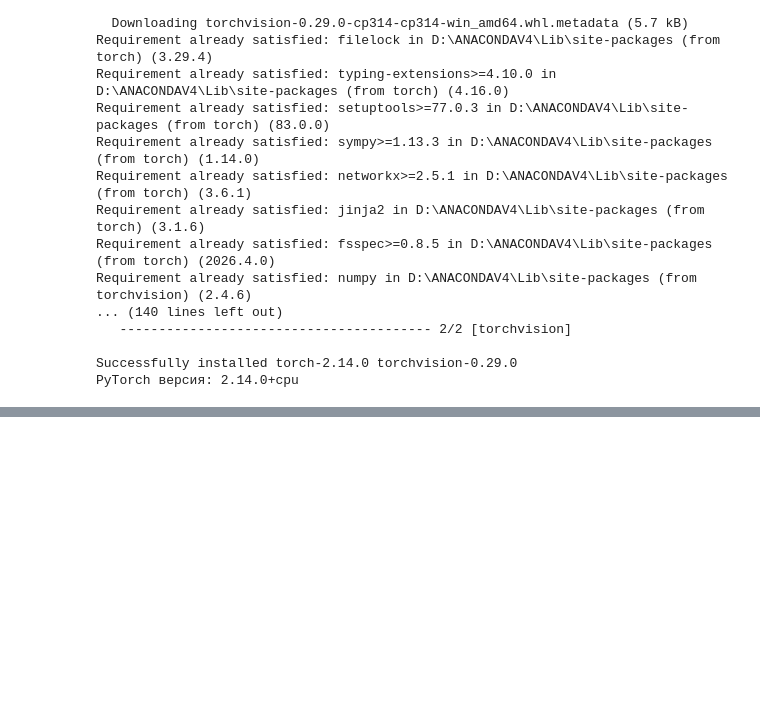
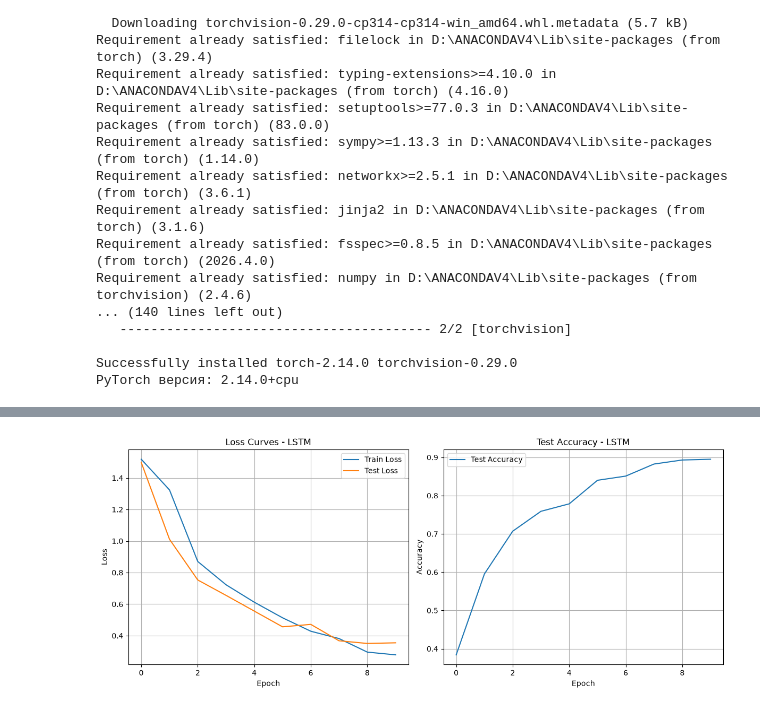
Before and after one commit to xxYozhyk/hm-classifier, a Jupyter notebook: ITOGOVAYA.ipynb, the cells around one changed output, grey strips where cells are left out. Drawn from its saved outputs; the diff is of its cells as text; code cells hidden in the pictures; blank space fills up the shorter version.

```diff
--- a/ITOGOVAYA.ipynb
+++ b/ITOGOVAYA.ipynb
@@ -141,13 +139,14 @@ Passing `palette` without assigning `hue` is deprecated and will be removed in v
 X = df_final['text']
 y = df_final['garment_group_name']
 
-# Кодируем метки (превращаем их в числа)
-from sklearn.preprocessing import LabelEncoder
+# Кодируем метки
 le = LabelEncoder()
 y_encoded = le.fit_transform(y)
 
-# Разделяем данные на обучающую и тестовую выборки (80/20)
-X_train, X_test, y_train, y_test = train_test_split(X, y_encoded, test_size=0.2, random_state=42, stratify=y_encoded)
+# Разделяем данные (80/20)
+X_train, X_test, y_train, y_test = train_test_split(
+    X, y_encoded, test_size=0.2, random_state=42, stratify=y_encoded
+)
 
 print(f"Размер обучающей выборки: {X_train.shape[0]}")
 print(f"Размер тестовой выборки: {X_test.shape[0]}")
@@ -404,33 +385,81 @@ MLPClassifier:
 # %%
-# Находим ошибочные предсказания для MLPClassifier
-errors_mlp = []
+accuracy_lstm = accuracy_score(y_test, y_pred_lstm)
+f1_lstm = f1_score(y_test, y_pred_lstm, average='macro')
+
+print("\n" + "="*50)
+print("РЕЗУЛЬТАТЫ LSTM МОДЕЛИ")
+print("="*50)
+print(f"Accuracy: {accuracy_lstm:.4f}")
+print(f"Macro-F1: {f1_lstm:.4f}")
+print("\nClassification Report:")
+print(classification_report(y_test, y_pred_lstm, target_names=le.classes_))
+
+# График функции потерь LSTM
+plt.figure(figsize=(12, 5))
+plt.subplot(1, 2, 1)
+plt.plot(train_losses, label='Train Loss')
+plt.plot(test_losses, label='Test Loss')
+plt.title('Loss Curves - LSTM')
+plt.xlabel('Epoch')
+plt.ylabel('Loss')
+plt.legend()
+plt.grid(True)
+
+plt.subplot(1, 2, 2)
+plt.plot(test_accuracies, label='Test Accuracy')
+plt.title('Test Accuracy - LSTM')
+plt.xlabel('Epoch')
+plt.ylabel('Accuracy')
+plt.legend()
+plt.grid(True)
+plt.tight_layout()
+plt.show()
+
+# Матрица ошибок LSTM
+plt.figure(figsize=(10, 8))
+cm_lstm = confusion_matrix(y_test, y_pred_lstm)
+sns.heatmap(cm_lstm, annot=True, fmt='d', cmap='Purples',
+            xticklabels=le.classes_, yticklabels=le.classes_)
+plt.title('Confusion Matrix - LSTM')
+plt.xlabel('Predicted')
+plt.ylabel('Actual')
+plt.show()
+
+# Сравнение моделей
+print("\n" + "="*50)
+print("СРАВНЕНИЕ МОДЕЛЕЙ (LR vs LSTM)")
+print("="*50)
+print(f"Logistic Regression:")
+print(f"  - Accuracy: {accuracy_lr:.4f}")
+print(f"  - Macro-F1: {f1_lr:.4f}")
+print(f"\nLSTM:")
+print(f"  - Accuracy: {accuracy_lstm:.4f}")
+print(f"  - Macro-F1: {f1_lstm:.4f}")
+
+if accuracy_lstm > accuracy_lr:
+    improvement = (accuracy_lstm - accuracy_lr) / accuracy_lr * 100
+    print(f"\n✅ LSTM лучше Logistic Regression на {improvement:.2f}%")
+else:
+    print(f"\nℹ️ Logistic Regression лучше или сопоставима с LSTM")
+
+# Топ-3 ошибок LSTM
+errors_lstm = []
 for i in range(len(y_test)):
-    if y_test[i] != y_pred_mlp[i]:
-        # Получаем вероятности для каждого класса
-        probs = mlp.predict_proba(X_test_tfidf[i:i+1])[0]
-        errors_mlp.append({
+    if y_test[i] != y_pred_lstm[i]:
+        errors_lstm.append({
             'text': X_test.iloc[i],
             'true_class': le.classes_[y_test[i]],
-            'pred_class': le.classes_[y_pred_mlp[i]],
-            'confidence': np.max(probs),
-            'all_probs': dict(zip(le.classes_, probs))
+            'pred_class': le.classes_[y_pred_lstm[i]]
         })
 
-# Сортируем по уверенности модели
-errors_sorted = sorted(errors_mlp, key=lambda x: x['confidence'], reverse=True)
-
 print("\n" + "="*50)
-print("ТОП-3 ОШИБОЧНЫХ ПРЕДСКАЗАНИЙ MLPClassifier")
+print("ТОП-3 ОШИБОЧНЫХ ПРЕДСКАЗАНИЙ LSTM")
 print("="*50)
-for i, error in enumerate(errors_sorted[:3], 1):
+for i, error in enumerate(errors_lstm[:3], 1):
     print(f"\nОшибка #{i}:")
     print(f"Текст: {error['text'][:200]}...")
     print(f"Истинный класс: {error['true_class']}")
     print(f"Предсказанный класс: {error['pred_class']}")
-    print(f"Уверенность модели: {error['confidence']:.4f}")
-    print("Распределение вероятностей:")
-    for cls, prob in sorted(error['all_probs'].items(), key=lambda x: x[1], reverse=True):
-        print(f"  {cls}: {prob:.4f}")
     print("-"*50)
 # %% [output]
 ==================================================
@@ -452,0 +483 @@ for i, error in enumerate(errors_sorted[:3], 1):
+[figure, added]
```
Also changed, not shown: parts of 11 cells of this notebook.
